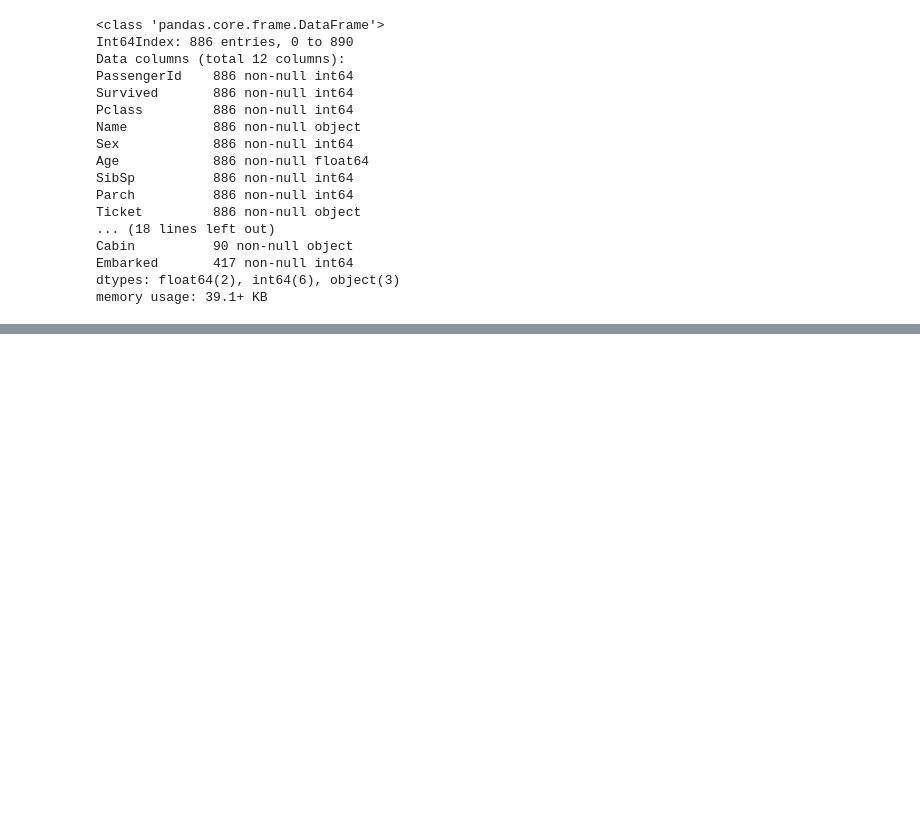
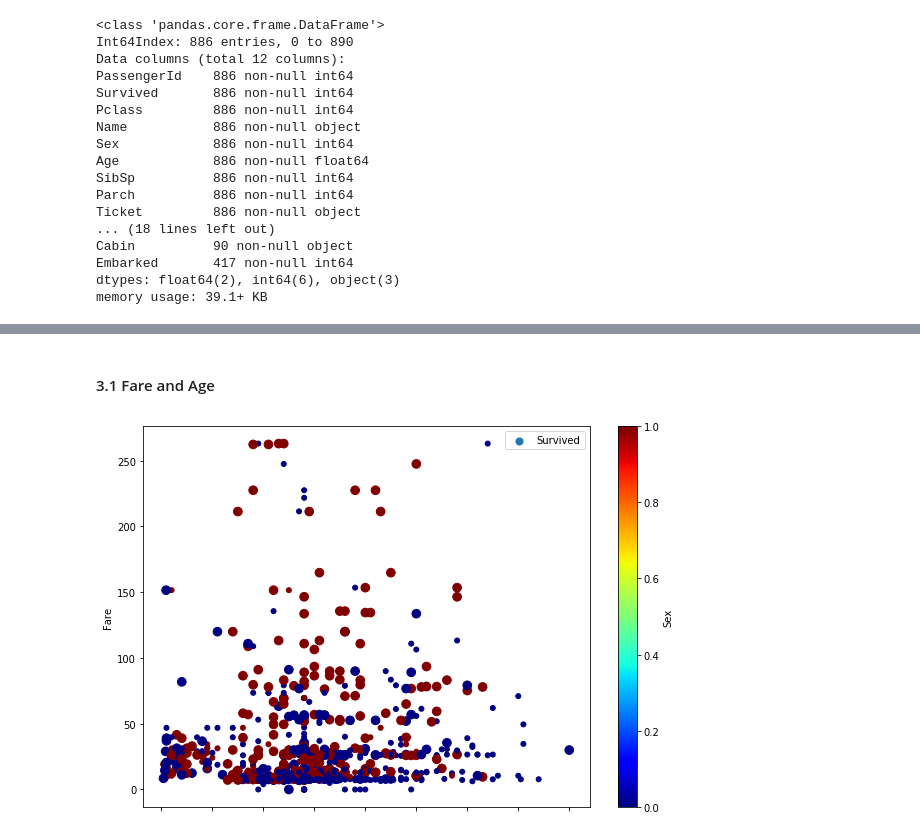
Before and after one commit to CescWang1991/Python-Machine-Learning, a Jupyter notebook: classification/case/Titanic.ipynb, the cells around one changed output, grey strips where cells are left out. Saved outputs shown, nothing was run; the diff lists cells and outputs as text; code cells hidden in the pictures; blank space fills up the shorter version.

```diff
--- a/classification/case/Titanic.ipynb
+++ b/classification/case/Titanic.ipynb
@@ -231,0 +241,9 @@ Name: Survived, dtype: float64
+# %% [markdown]
+#### 3.1 Fare and Age
+# %%
+train.plot(kind="scatter", x="Age", y="Fare", c="Sex", cmap="jet",
+           figsize=(10, 7), label="Survived", s=(train["Survived"]+0.5)*50)
+plt.legend()
+plt.show()
+# %% [output]
+[figure, added]
```
Also changed, not shown: parts of 22 cells of this notebook.
